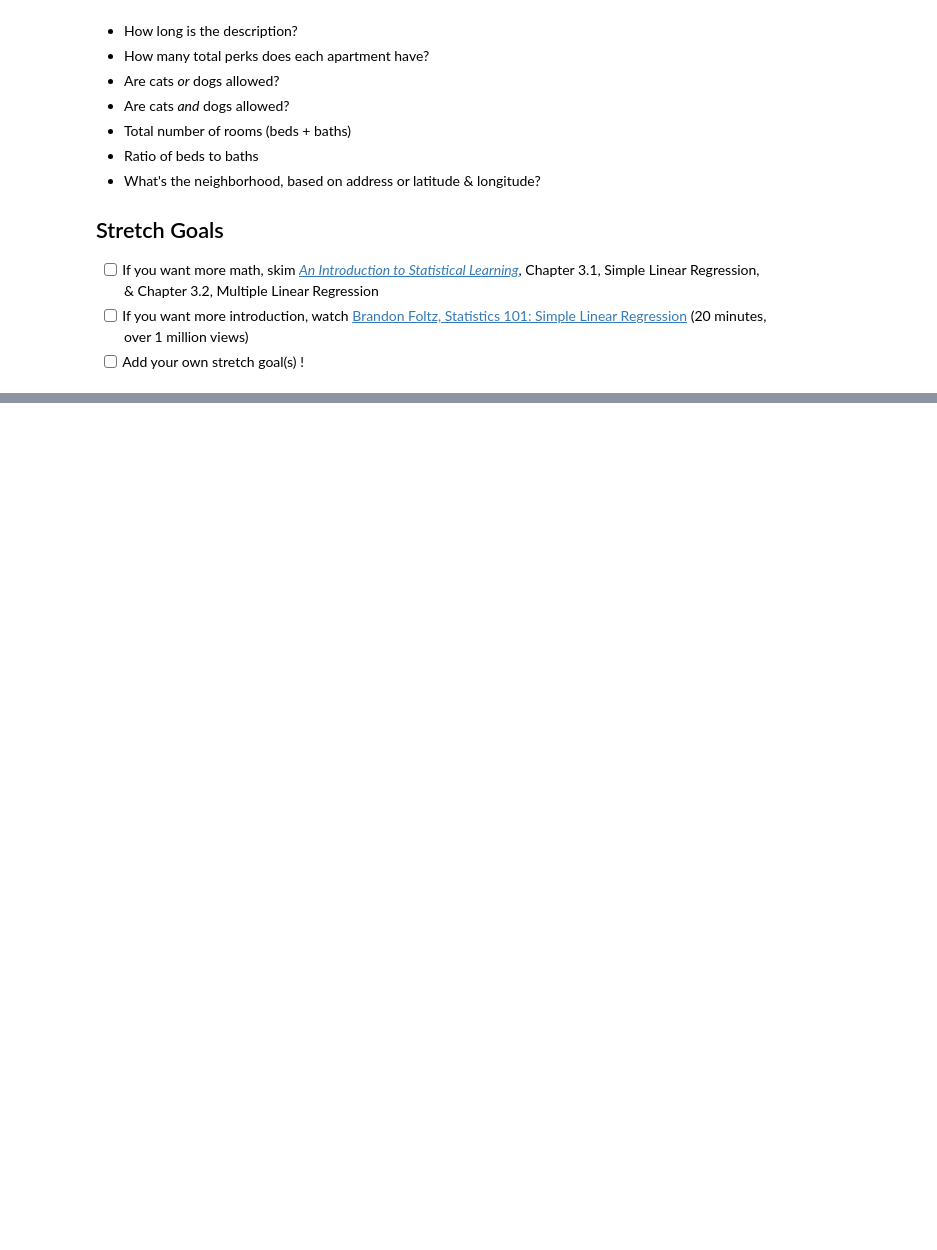
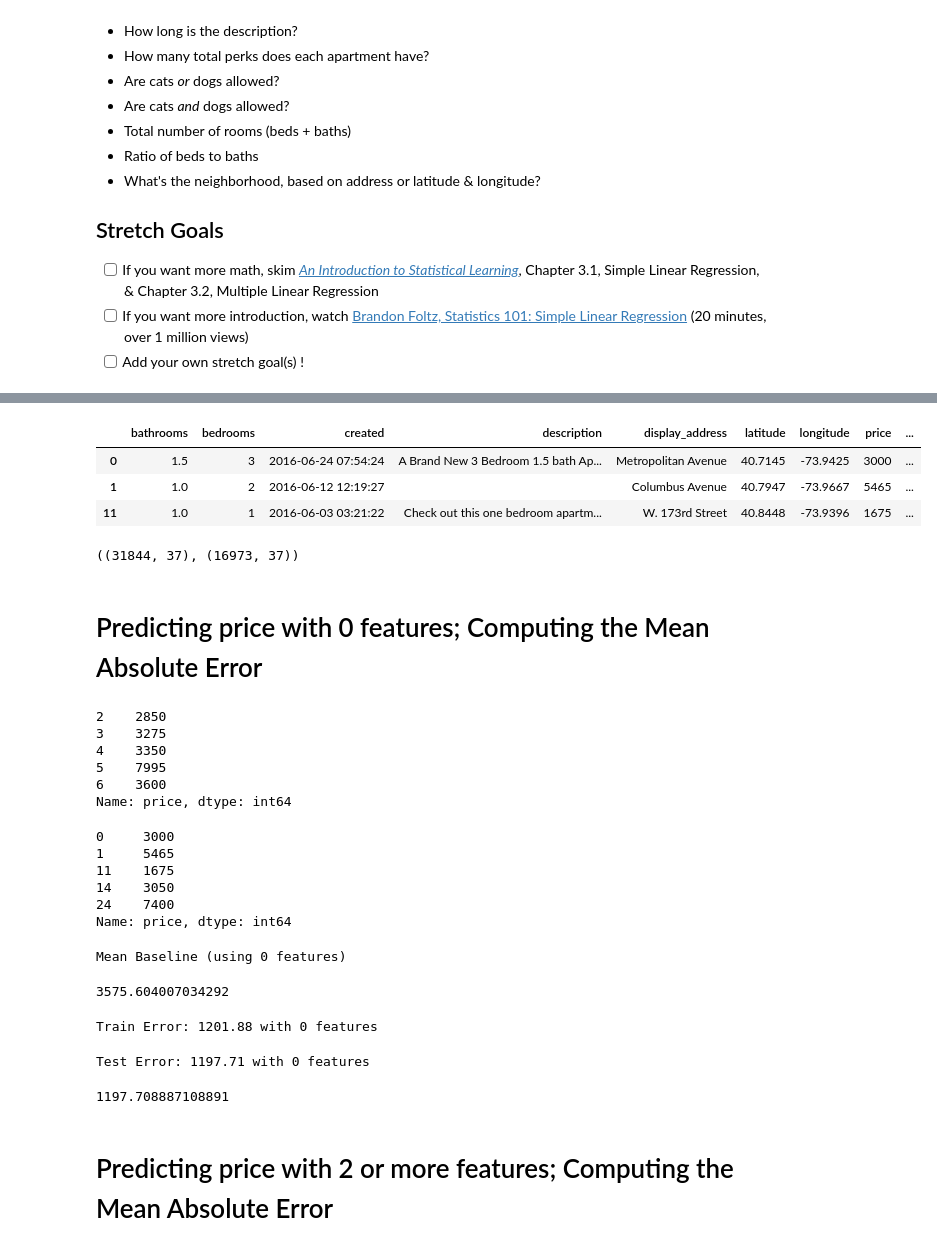
Before and after one commit to Khislatz/DS-Unit-2-Linear-Models, a Jupyter notebook: module2-regression-2/Khislat_Zhuraeva_LS_DS_212_assignment.ipynb, the cells around one changed output, grey strips where cells are left out. Drawn from its saved outputs; the diff is of its cells as text; code cells hidden in the pictures; blank space fills up the shorter version.

```diff
--- a/module2-regression-2/Khislat_Zhuraeva_LS_DS_212_assignment.ipynb
+++ b/module2-regression-2/Khislat_Zhuraeva_LS_DS_212_assignment.ipynb
@@ -81,0 +89,6 @@ df = df[(df['price'] >= np.percentile(df['price'], 0.5)) &
+# %%
+df['bed_to_bath_ratio'] = df['bedrooms'] / df['bathrooms']
+# %%
+df['bed_bath'] = df['bedrooms'] + df['bathrooms']
+# %%
+df['pets_allowed'] = df['dogs_allowed'] + df['cats_allowed']
@@ -81,0 +103,65 @@ df = df[(df['price'] >= np.percentile(df['price'], 0.5)) &
+# %%
+test = df[(df['created'] >= '2016-06-01 00:00:00') & (df['created'] < '2016-07-01 00:00:00')]
+test.head(3)
+# %% [output]
+|  | bathrooms | bedrooms | created | description | display_address | latitude | longitude | price | ... |
+| 0 | 1.5 | 3 | 2016-06-24 07:54:24 | A Brand New 3 Bedroom 1.5 bath Ap... | Metropolitan Avenue | 40.7145 | -73.9425 | 3000 | ... |
+| 1 | 1.0 | 2 | 2016-06-12 12:19:27 |  | Columbus Avenue | 40.7947 | -73.9667 | 5465 | ... |
+| 11 | 1.0 | 1 | 2016-06-03 03:21:22 | Check out this one bedroom apartm... | W. 173rd Street | 40.8448 | -73.9396 | 1675 | ... |
+# %%
+train.shape, test.shape
+# %% [output]
+((31844, 37), (16973, 37))
+# %% [markdown]
+# Predicting price with 0 features; Computing the Mean Absolute Error
+# %%
+#Arrange y target vectors
+target = 'price'
+y_train = train[target] #train['price'] - april and may
+y_test = test[target] #test['price'] - june
+print(y_train.head())
+# %% [output]
+2    2850
+3    3275
+4    3350
+5    7995
+6    3600
+Name: price, dtype: int64
+# %%
+y_test.head()
+# %% [output]
+0     3000
+1     5465
+11    1675
+14    3050
+24    7400
+Name: price, dtype: int64
+# %%
+#Get mean baseline
+print('Mean Baseline (using 0 features)')
+guess = y_train.mean()
+guess # same as train['price'].mean()
+# %% [output]
+Mean Baseline (using 0 features)
+3575.604007034292
+# %%
+#Train error
+from sklearn.metrics import mean_absolute_error
+y_pred = [guess] *len(y_train)
+mae = mean_absolute_error(y_train, y_pred)
+print(f'Train Error: {mae:.2f} with 0 features')
+# %% [output]
+Train Error: 1201.88 with 0 features
+# %%
+#Test error
+y_pred1 = [guess] *len(y_test)
+mae = mean_absolute_error(y_test, y_pred1)
+print(f'Test Error: {mae:.2f} with 0 features')
+# %% [output]
+Test Error: 1197.71 with 0 features
+# %%
+(y_test - y_pred1).abs().mean() #another way of computing mae
+# %% [output]
+1197.708887108891
+# %% [markdown]
+# Predicting price with 2 or more features; Computing the Mean Absolute Error
```
Also changed, not shown: parts of 7 cells of this notebook.
